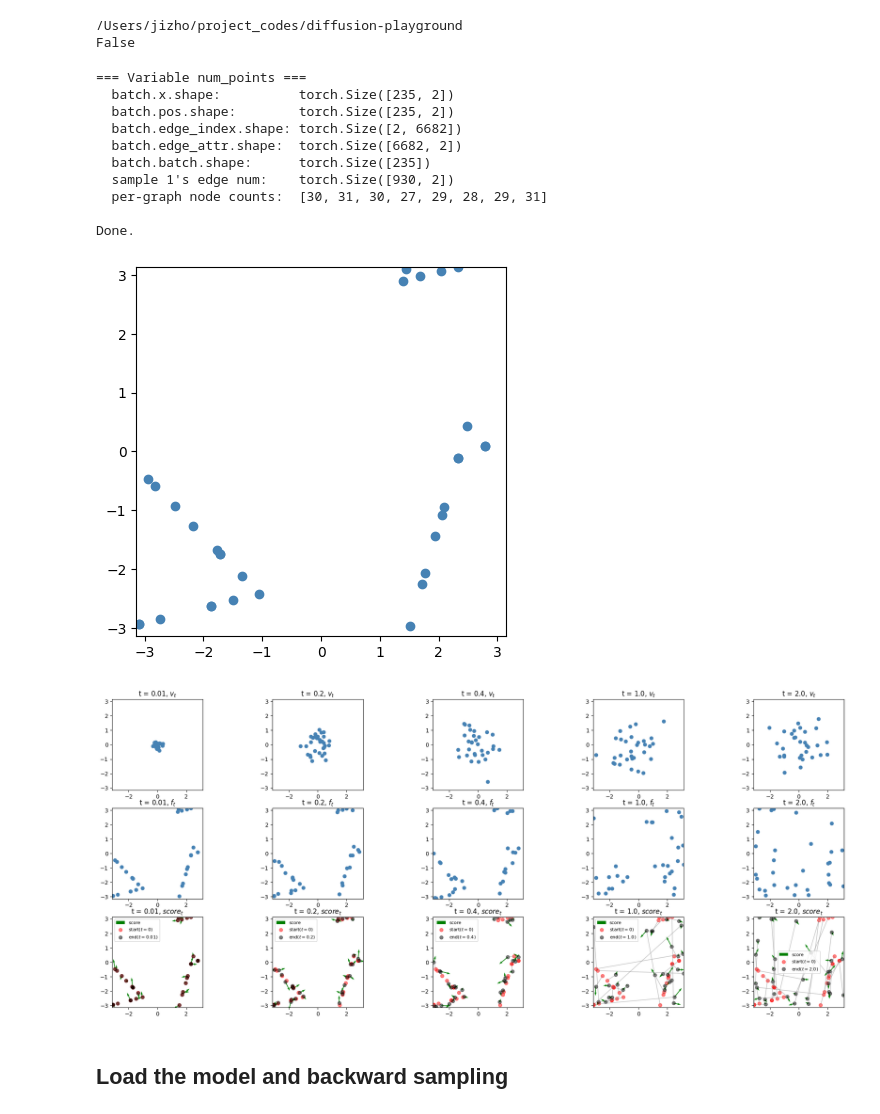
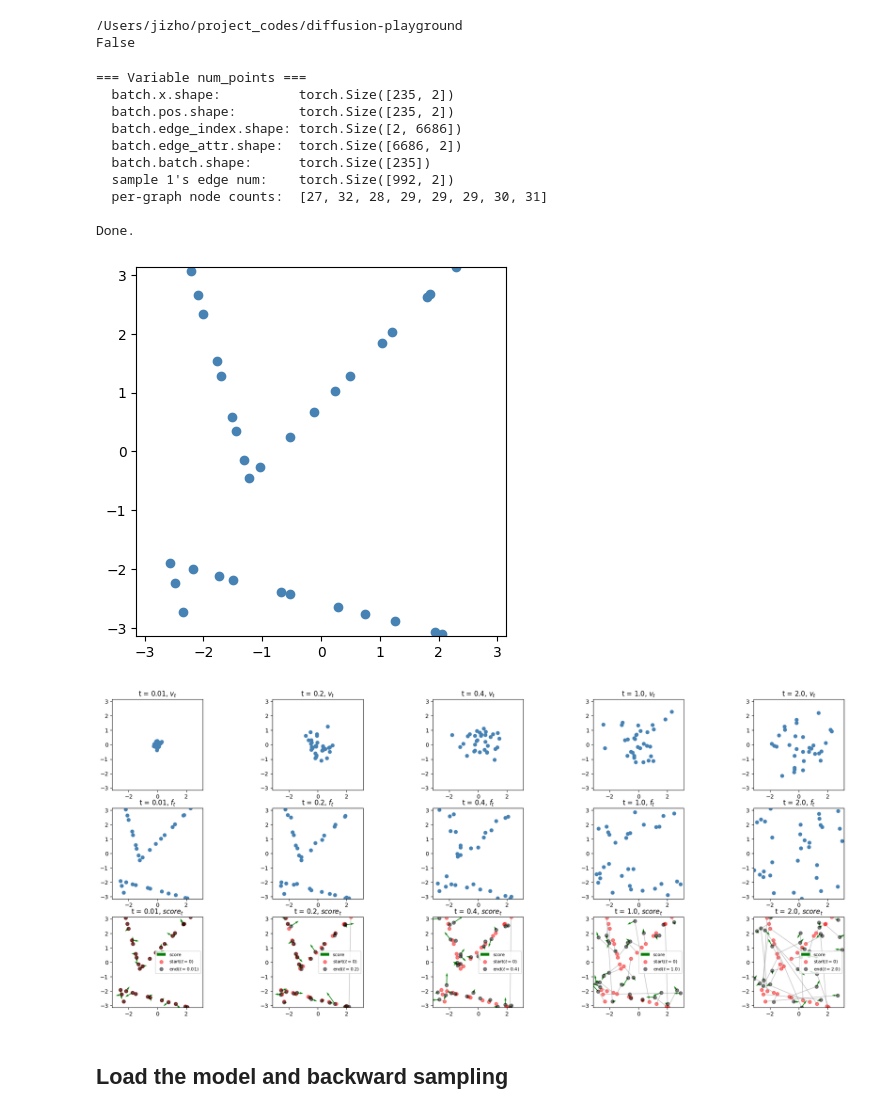
Before and after one commit to MateosCz/diffusion-playground, a Jupyter notebook: shape_analysis.ipynb, the cells around one changed output. Cells and saved outputs as stored; diff of their text form; code cells hidden in the pictures.

```diff
--- a/shape_analysis.ipynb
+++ b/shape_analysis.ipynb
@@ -25,7 +25,7 @@ print(torch.cuda.is_available())
 /Users/jizho/project_codes/diffusion-playground
 False
 # %%
-shape_dataset = Shapes_Dataset(num_points=32, dataset_size=10000, shape_types=["triangle"],scale_range=(0.2,0.8))
+shape_dataset = Shapes_Dataset(num_points=32, dataset_size=10000, shape_types=["triangle"],scale_range=(0.5,1.0),centered=True)
 graph_dataset = PyGGraphWrapper(shape_dataset, num_points_range=(26,32))
 graph_dataloader = PyGDataLoader(graph_dataset, batch_size=8, shuffle=True)
 batch_1_graph = next(iter(graph_dataloader))
@@ -82,39 +82,39 @@ for i, t_step in enumerate(time_steps):
     axs[1, i].set_title(f"t = {t_step}, $f_t$")
     axs[1, i].set_xlim(-torch.pi,torch.pi)
     axs[1, i].set_ylim(-torch.pi,torch.pi)
 
     t = torch.tensor([t_step])
     prefactor = TDMmodel._get_prefector(t)
     sigma_norm_r_t = torch.sqrt(TDMmodel._sigma_norm_t(t))
     sigma_v = TDMmodel.sde.sigma_t(t)
     scorev_reverse = score_list[i] * prefactor * sigma_norm_r_t - v_list[i] / (sigma_v**2)
     segments = np.stack([pos_list[i], xs], axis=1)
     lc = LineCollection(segments, colors="gray", alpha=0.5,linewidths=1)
     axs[2, i].add_collection(lc)
 
     axs[2, i].quiver(pos_list[i][:,0], pos_list[i][:,1], score_list[i][:,0], score_list[i][:,1], color="green", cmap="viridis", label="score" )
     axs[2, i].scatter(xs[:,0], xs[:,1], c="red", cmap="viridis", alpha=0.5, label="start($t=0$)")
     axs[2, i].scatter(pos_list[i][:,0], pos_list[i][:,1], c="black", cmap="viridis", alpha=0.5, label=f"end($t={t_step}$)")
     axs[2, i].legend(prop=FontProperties(size=8))
     axs[2, i].set_aspect("equal")
     axs[2, i].set_title(f"t = {t_step}, $score_t$")
     axs[2, i].set_xlim(-torch.pi,torch.pi)
     axs[2, i].set_ylim(-torch.pi,torch.pi)
 
 plt.show()
 # %% [output]
 === Variable num_points ===
   batch.x.shape:          torch.Size([235, 2])
   batch.pos.shape:        torch.Size([235, 2])
-  batch.edge_index.shape: torch.Size([2, 6682])
-  batch.edge_attr.shape:  torch.Size([6682, 2])
+  batch.edge_index.shape: torch.Size([2, 6686])
+  batch.edge_attr.shape:  torch.Size([6686, 2])
   batch.batch.shape:      torch.Size([235])
-  sample 1's edge num:    torch.Size([930, 2])
-  per-graph node counts:  [30, 31, 30, 27, 29, 28, 29, 31]
+  sample 1's edge num:    torch.Size([992, 2])
+  per-graph node counts:  [27, 32, 28, 29, 29, 29, 30, 31]
 
 Done.
-[figure, old version]
+[figure, new version]
-[figure, old version]
+[figure, new version]
 # %% [markdown]
 ## Load the model and backward sampling
 # %%
```
Also changed, not shown: 4 other files.
